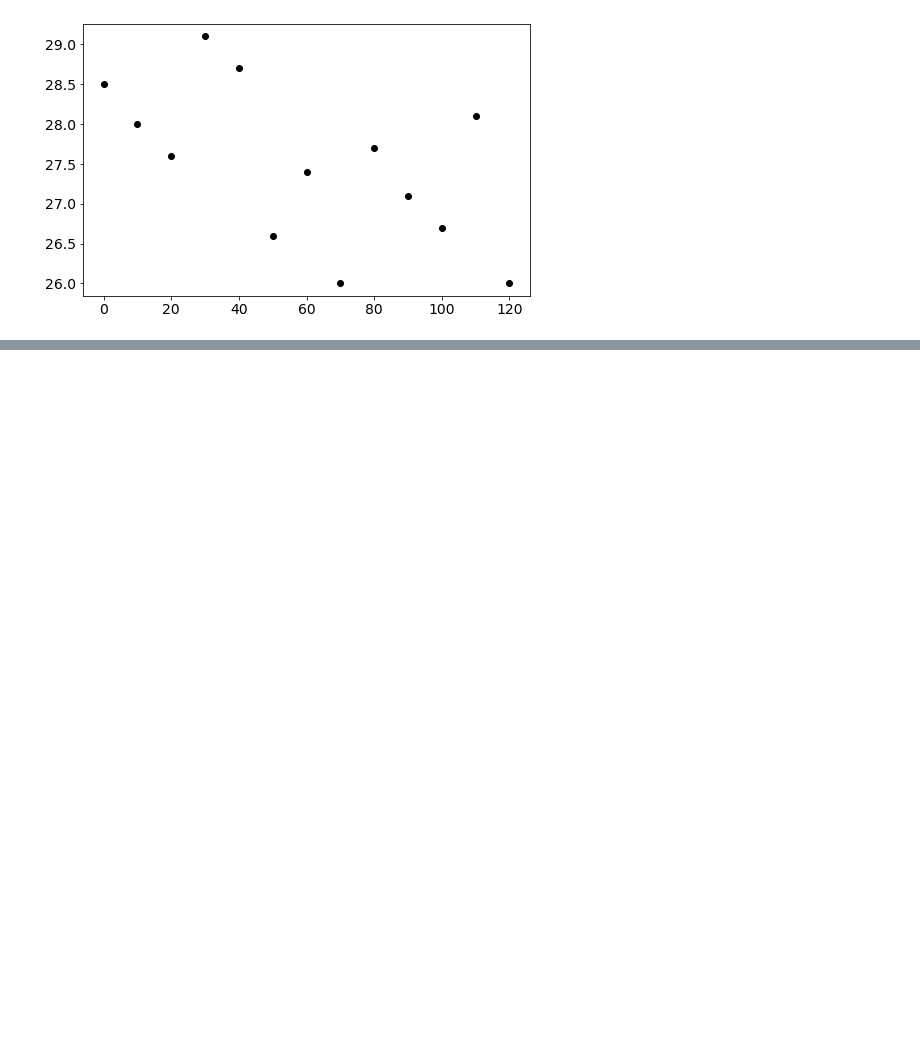
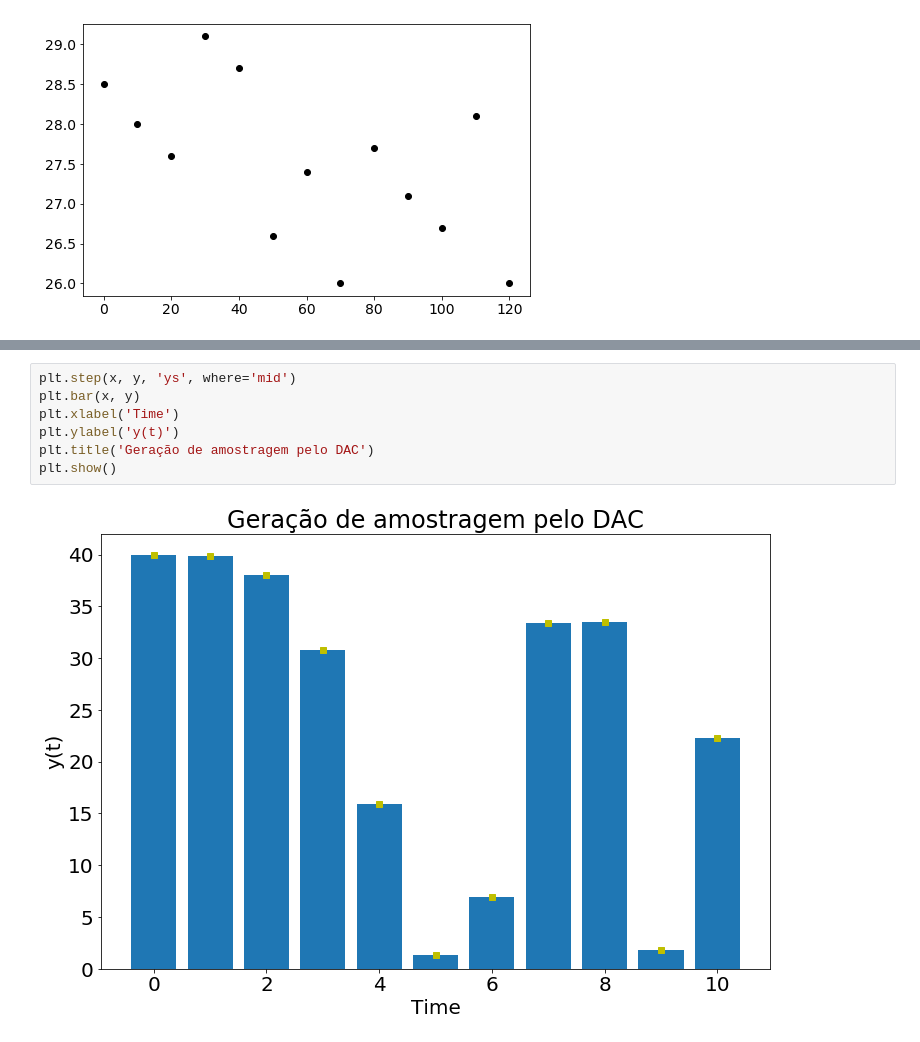
Before and after one commit to aholanda/edu-sistemas-embarcados, a Jupyter notebook: notebooks/Semana01.ipynb, the cells around one changed output, grey strips where cells are left out. Cells and saved outputs as stored; diff of their text form; blank space fills up the shorter version.

```diff
--- a/notebooks/Semana01.ipynb
+++ b/notebooks/Semana01.ipynb
@@ -135,0 +164,9 @@ plt.show()
+# %%
+plt.step(x, y, 'ys', where='mid')
+plt.bar(x, y)
+plt.xlabel('Time')
+plt.ylabel('y(t)')
+plt.title('Geração de amostragem pelo DAC')
+plt.show()
+# %% [output]
+[figure, added]
```
Also changed, not shown: parts of 9 cells of this notebook.
